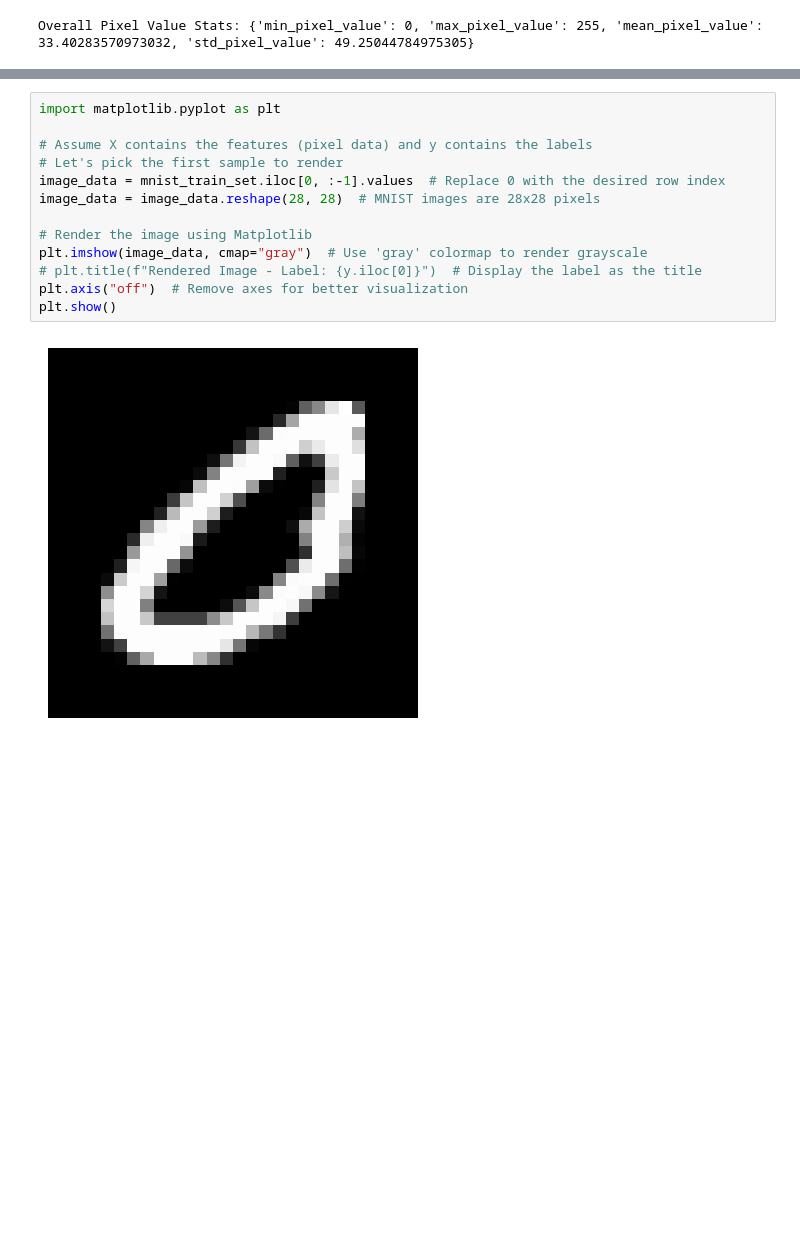
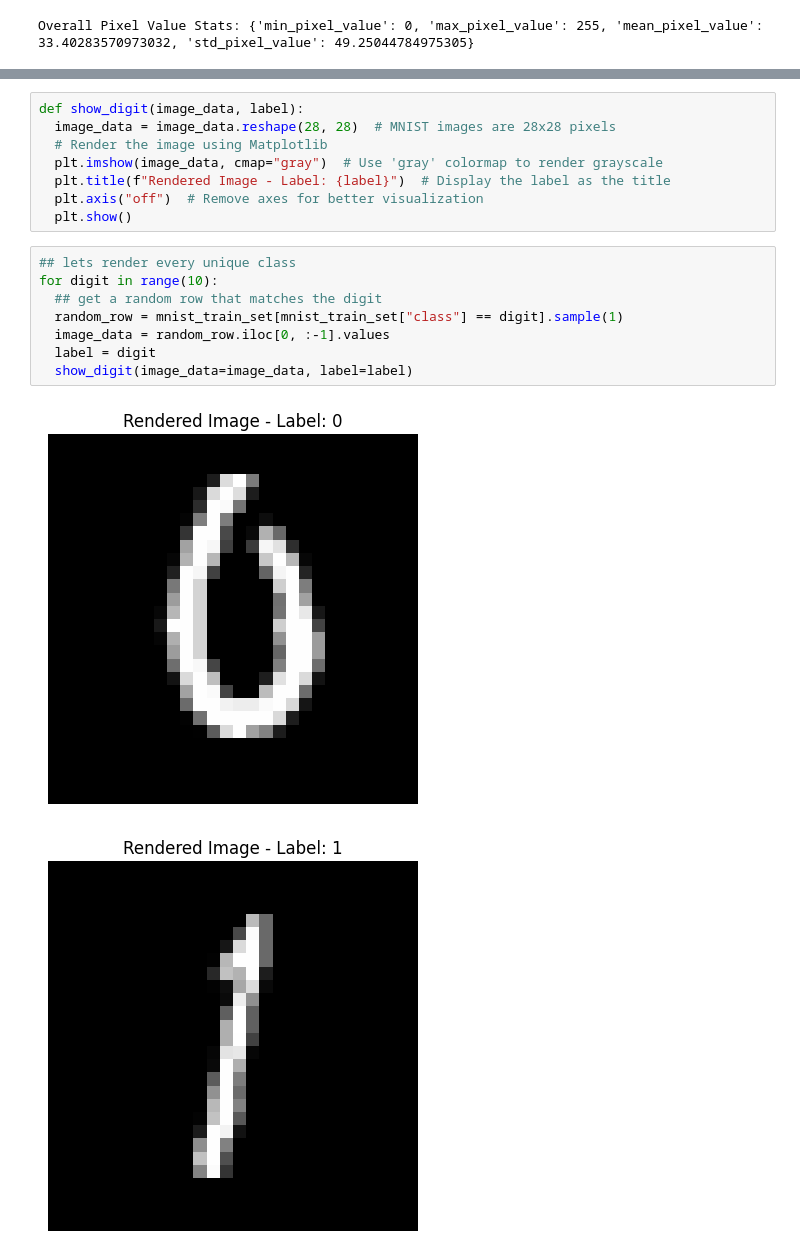
Before and after one commit to gaurangdave/mnist_digits_recognition, a Jupyter notebook: notebooks/01_explore_data.ipynb, the cells around one changed output, grey strips where cells are left out. Cells and saved outputs as stored; diff of their text form; blank space fills up the shorter version.

Commit message:
Created using Colab - Data Exploration - WIP

```diff
--- a/notebooks/01_explore_data.ipynb
+++ b/notebooks/01_explore_data.ipynb
@@ -247,15 +235,19 @@ pixel_stats
 # %%
-import matplotlib.pyplot as plt
-
-# Assume X contains the features (pixel data) and y contains the labels
-# Let's pick the first sample to render
-image_data = mnist_train_set.iloc[0, :-1].values  # Replace 0 with the desired row index
-image_data = image_data.reshape(28, 28)  # MNIST images are 28x28 pixels
-
-# Render the image using Matplotlib
-plt.imshow(image_data, cmap="gray")  # Use 'gray' colormap to render grayscale
-# plt.title(f"Rendered Image - Label: {y.iloc[0]}")  # Display the label as the title
-plt.axis("off")  # Remove axes for better visualization
-plt.show()
+def show_digit(image_data, label):
+  image_data = image_data.reshape(28, 28)  # MNIST images are 28x28 pixels
+  # Render the image using Matplotlib
+  plt.imshow(image_data, cmap="gray")  # Use 'gray' colormap to render grayscale
+  plt.title(f"Rendered Image - Label: {label}")  # Display the label as the title
+  plt.axis("off")  # Remove axes for better visualization
+  plt.show()
-# %% [output]
-[figure, removed]
+# %%
+## lets render every unique class
+for digit in range(10):
+  ## get a random row that matches the digit
+  random_row = mnist_train_set[mnist_train_set["class"] == digit].sample(1)
+  image_data = random_row.iloc[0, :-1].values
+  label = digit
+  show_digit(image_data=image_data, label=label)
+# %% [output]
+[figure, added]
+[figure, added]
```
Also changed, not shown: parts of 4 cells of this notebook.
